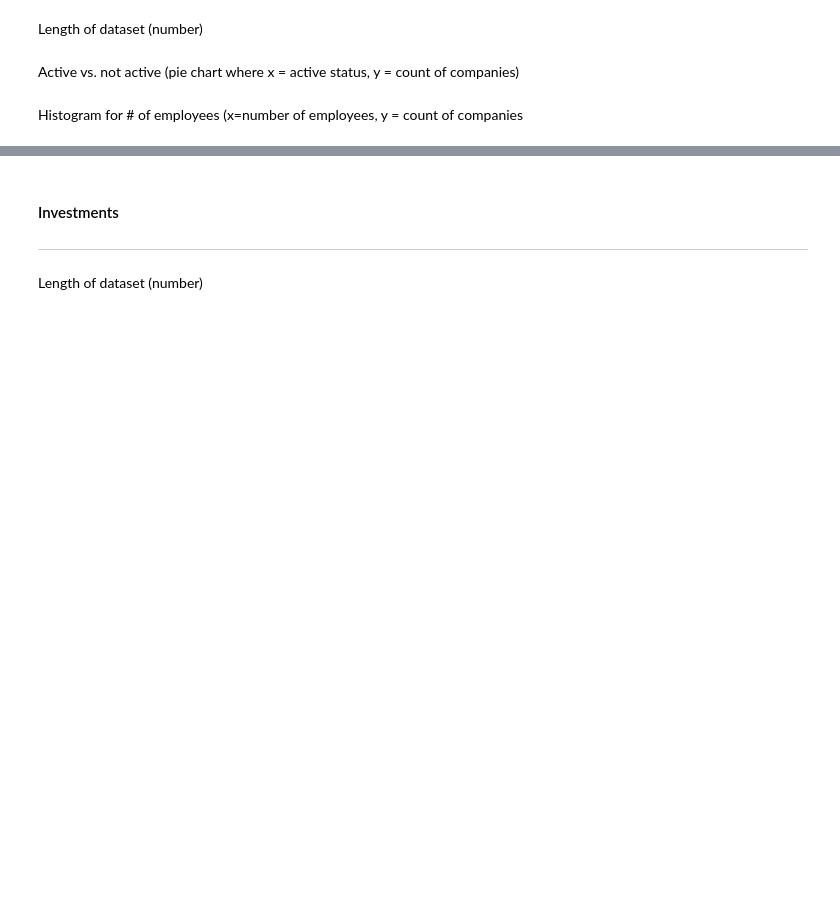
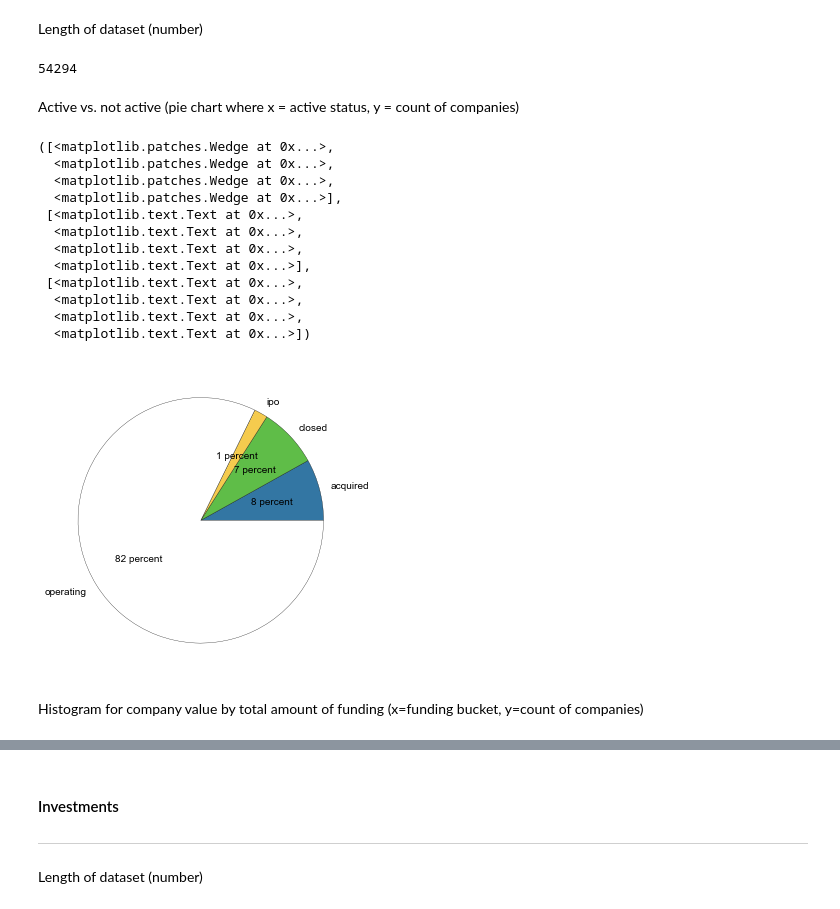
Before and after one commit to prabhamatta/Crunch-It, a Jupyter notebook: CrunchIt.ipynb, the cells around one changed output, grey strips where cells are left out. Cells and saved outputs as stored; diff of their text form; code cells hidden in the pictures; blank space fills up the shorter version.

```diff
--- a/CrunchIt.ipynb
+++ b/CrunchIt.ipynb
@@ -59,0 +82,5 @@ all_companies.head(10)
+# %%
+# Loading all companies dataset
+all_companies = pd.read_csv('crunchbase_monthly_export_companies.csv')
+#cleanup NaN cells
+all_companies.fillna("",inplace=True)
@@ -112,6 +185,28 @@ How many of the acquisitions have pricing data available to us? Pie chart of yes
 # %% [markdown]
 Length of dataset (number)
+# %%
+len(all_companies) #54294
+# %% [output]
+54294
 # %% [markdown]
 Active vs. not active (pie chart where x = active status, y = count of companies)
+# %%
+count = all_companies.groupby('status').count()['permalink']
+axes(aspect=1)
+plt.pie(count.values[1:],labels=count.index[1:],autopct='%d percent', colors=[COLOR_BLUE, COLOR_GREEN, COLOR_ORANGE, COLOR_WHITE])
+# %% [output]
+([<matplotlib.patches.Wedge at 0x...>,
+  <matplotlib.patches.Wedge at 0x...>,
+  <matplotlib.patches.Wedge at 0x...>,
+  <matplotlib.patches.Wedge at 0x...>],
+ [<matplotlib.text.Text at 0x...>,
+  <matplotlib.text.Text at 0x...>,
+  <matplotlib.text.Text at 0x...>,
+  <matplotlib.text.Text at 0x...>],
+ [<matplotlib.text.Text at 0x...>,
+  <matplotlib.text.Text at 0x...>,
+  <matplotlib.text.Text at 0x...>,
+  <matplotlib.text.Text at 0x...>])
+[figure, added]
 # %% [markdown]
-Histogram for # of employees (x=number of employees, y = count of companies
+Histogram for company value by total amount of funding (x=funding bucket, y=count of companies)
```
Also changed, not shown: parts of 48 cells of this notebook, 3 other files.
